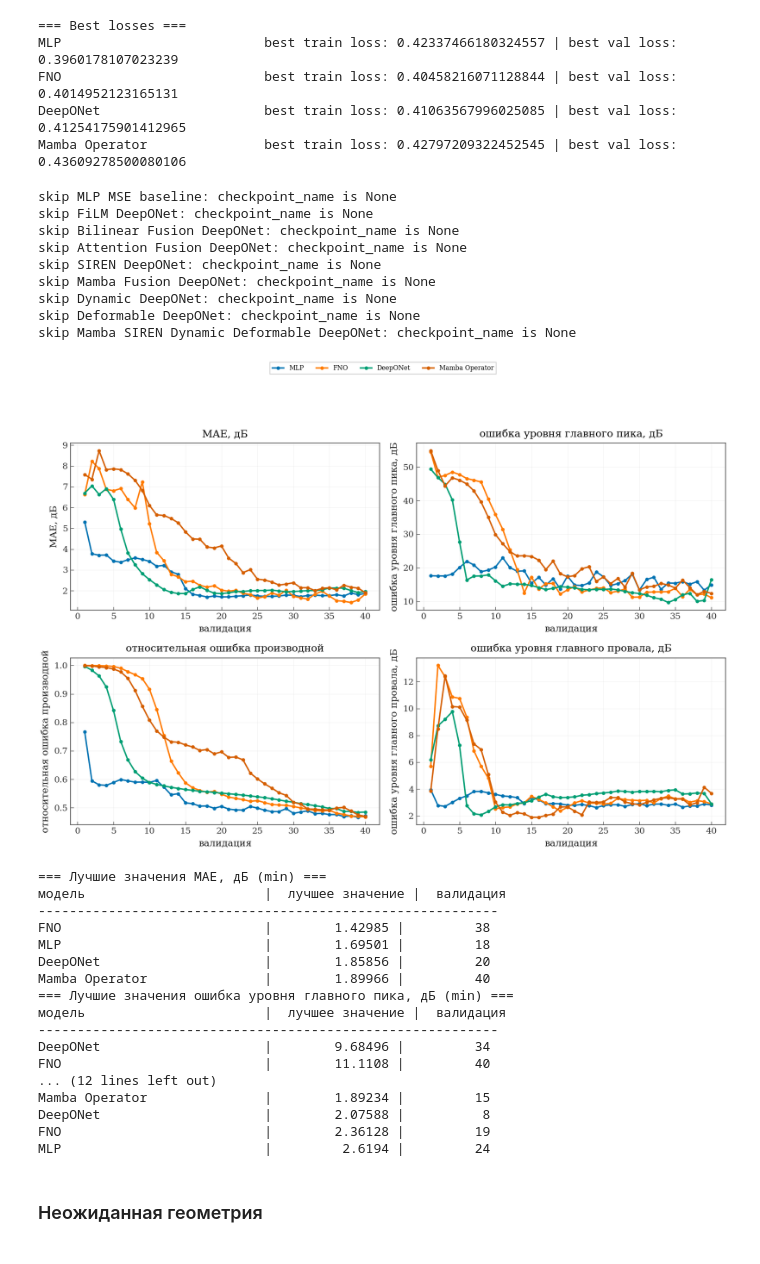
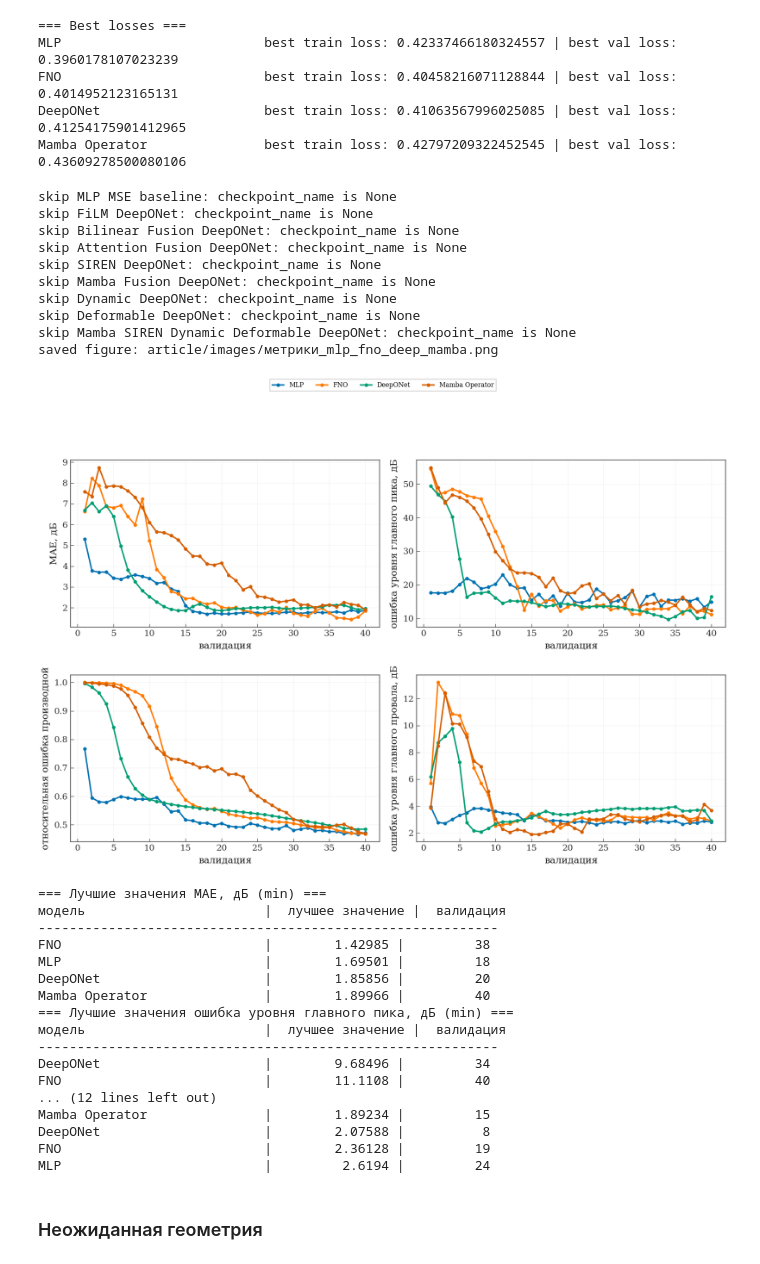
Before and after one commit to Erykalkin/webster, a Jupyter notebook: forward.ipynb, the cells around one changed output. Saved outputs shown, nothing was run; the diff lists cells and outputs as text; code cells hidden in the pictures.

```diff
--- a/forward.ipynb
+++ b/forward.ipynb
@@ -2324,35 +2324,36 @@ Mamba Operator               best train loss: 0.42797209322452545 | best val los
 top_metric_names = [
     "mae",
     "dominant_peak_level_mae_db",
     "relative_derivative_l2",
     "dominant_notch_level_mae_db"
 ]
 
 metric_comparison = utils.compare_training_metrics(
     globals(),
     model_specs,
     metric_names=top_metric_names,
     image_title="Метрики mlp fno deep mamba",
     output_dir="article/images",
     style=True,
-    save=False,
+    save=True,
     show=True,
     hide_titles=True,
     overwrite=True,
     yscale=None,
     best_mode="min",
 )
 # %% [output]
 skip MLP MSE baseline: checkpoint_name is None
 skip FiLM DeepONet: checkpoint_name is None
 skip Bilinear Fusion DeepONet: checkpoint_name is None
 skip Attention Fusion DeepONet: checkpoint_name is None
 skip SIREN DeepONet: checkpoint_name is None
 skip Mamba Fusion DeepONet: checkpoint_name is None
 skip Dynamic DeepONet: checkpoint_name is None
 skip Deformable DeepONet: checkpoint_name is None
 skip Mamba SIREN Dynamic Deformable DeepONet: checkpoint_name is None
+saved figure: article/images/метрики_mlp_fno_deep_mamba.png
-[figure, old version]
+[figure, new version]
 === Лучшие значения MAE, дБ (min) ===
 модель                       |  лучшее значение |  валидация
 -----------------------------------------------------------
```
Also changed, not shown: 2 other files.
